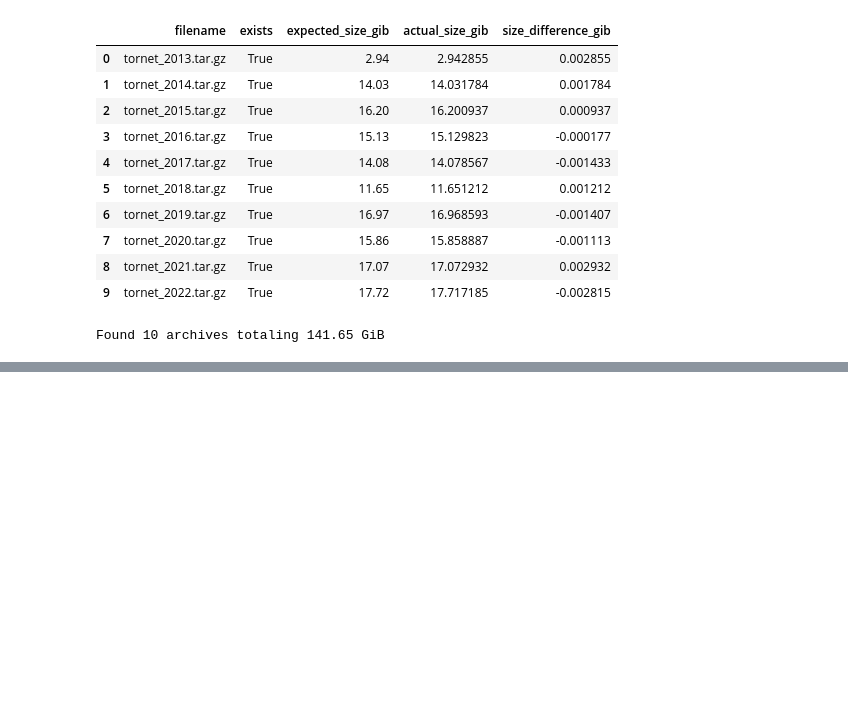
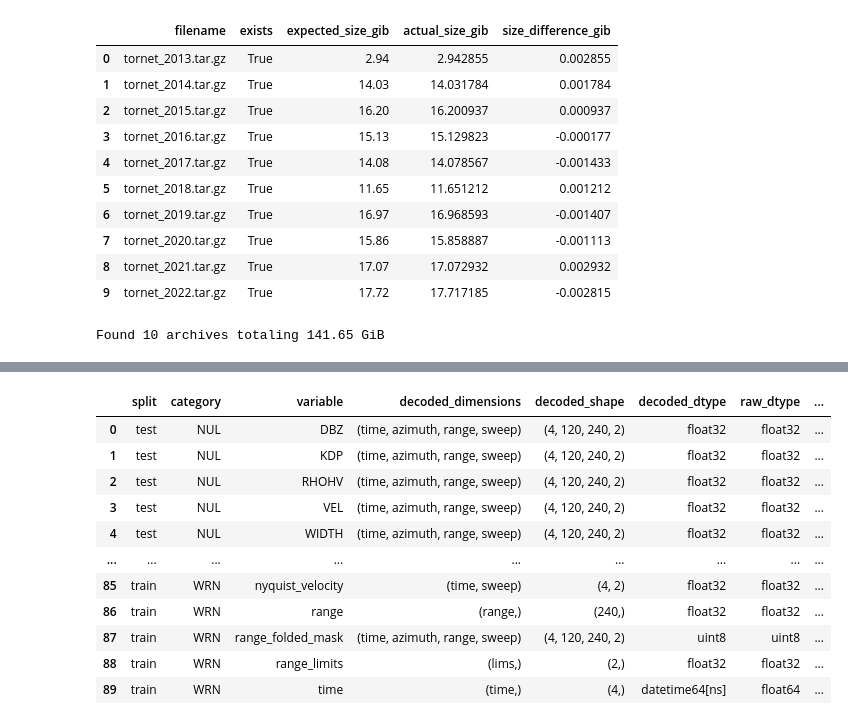
Before and after one commit to aemotyka/DL-Tornado-Detection, a Jupyter notebook: notebooks/00_dataset_audit.ipynb, the cells around one changed output, grey strips where cells are left out. Drawn from its saved outputs; the diff is of its cells as text; code cells hidden in the pictures; blank space fills up the shorter version.

Commit message:
audit deterministic TorNet split-category samples and NetCDF encoding

```diff
--- a/notebooks/00_dataset_audit.ipynb
+++ b/notebooks/00_dataset_audit.ipynb
@@ -197,0 +633,76 @@ DATA VARIABLES:
+# %%
+dataset_summary_columns = [
+    "split",
+    "category",
+    "archive_member",
+    "sample_sha256",
+    "netcdf_file_format",
+    "netcdf_data_model",
+    "decoded_dimensions",
+    "decoded_data_variables",
+    "decoded_coordinates",
+]
+
+variable_summary_columns = [
+    "split",
+    "category",
+    "variable",
+    "decoded_dimensions",
+    "decoded_shape",
+    "decoded_dtype",
+    "raw_dtype",
+    "native_datatype",
+    "decoded_finite_fraction",
+    "decoded_minimum",
+    "decoded_maximum",
+    "native_chunking",
+    "native_filters",
+    "native_endianness",
+]
+
+display(
+    dataset_metadata_df[
+        dataset_summary_columns
+    ].sort_values(["split", "category"])
+)
+
+display(
+    variable_metadata_df[
+        variable_summary_columns
+    ].sort_values(["split", "category", "variable"])
+)
+
+for record in dataset_metadata_records:
+    print("=" * 100)
+    print(
+        f"{record['split']}/{record['category']} — "
+        f"{record['archive_member']}"
+    )
+    print(json.dumps(record, indent=2, sort_keys=True))
+
+print("=" * 100)
+print("Representative decoded/raw/native variable metadata")
+
+for record in variable_metadata_records:
+    print("-" * 100)
+    print(
+        f"{record['split']}/{record['category']} — "
+        f"{record['variable']}"
+    )
+
+    focused_record = {
+        "archive_member": record["archive_member"],
+        "decoded_attributes": record["decoded_attributes"],
+        "decoded_xarray_encoding": (
+            record["decoded_xarray_encoding"]
+        ),
+        "raw_attributes": record["raw_attributes"],
+        "raw_xarray_encoding": record["raw_xarray_encoding"],
+        "native_attributes": record["native_attributes"],
+        "native_chunking": record["native_chunking"],
+        "native_filters": record["native_filters"],
+        "native_endianness": record["native_endianness"],
+    }
+
+    print(json.dumps(focused_record, indent=2, sort_keys=True))
+# %% [output]
@@ -197,0 +716,12 @@ DATA VARIABLES:
+|  | split | category | variable | decoded_dimensions | decoded_shape | decoded_dtype | raw_dtype | ... |
+| 0 | test | NUL | DBZ | (time, azimuth, range, sweep) | (4, 120, 240, 2) | float32 | float32 | ... |
+| 1 | test | NUL | KDP | (time, azimuth, range, sweep) | (4, 120, 240, 2) | float32 | float32 | ... |
+| 2 | test | NUL | RHOHV | (time, azimuth, range, sweep) | (4, 120, 240, 2) | float32 | float32 | ... |
+| 3 | test | NUL | VEL | (time, azimuth, range, sweep) | (4, 120, 240, 2) | float32 | float32 | ... |
+| 4 | test | NUL | WIDTH | (time, azimuth, range, sweep) | (4, 120, 240, 2) | float32 | float32 | ... |
+| ... | ... | ... | ... | ... | ... | ... | ... | ... |
+| 85 | train | WRN | nyquist_velocity | (time, sweep) | (4, 2) | float32 | float32 | ... |
+| 86 | train | WRN | range | (range,) | (240,) | float32 | float32 | ... |
+| 87 | train | WRN | range_folded_mask | (time, azimuth, range, sweep) | (4, 120, 240, 2) | uint8 | uint8 | ... |
+| 88 | train | WRN | range_limits | (lims,) | (2,) | float32 | float32 | ... |
+| 89 | train | WRN | time | (time,) | (4,) | datetime64[ns] | float64 | ... |
```
Also changed, not shown: parts of 4 cells of this notebook.
